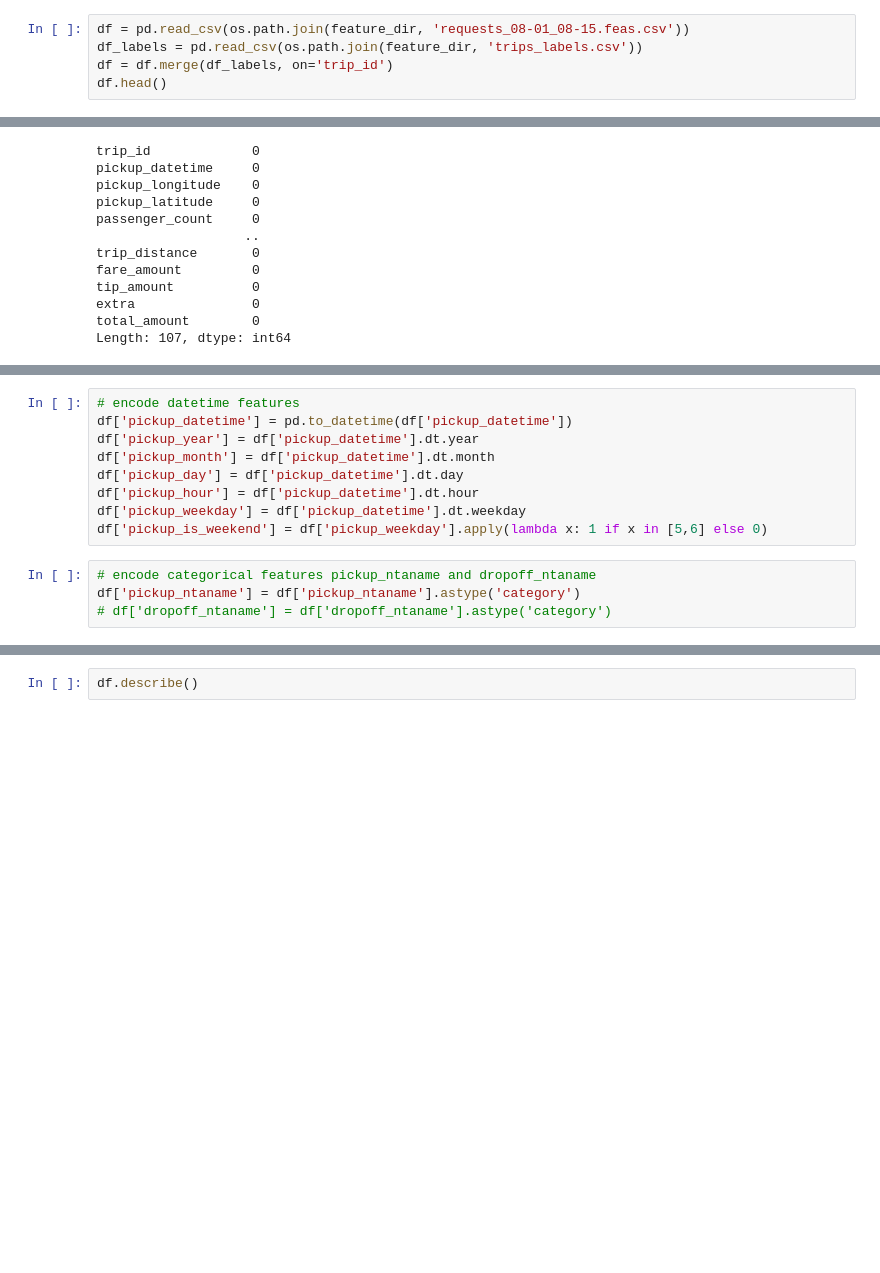
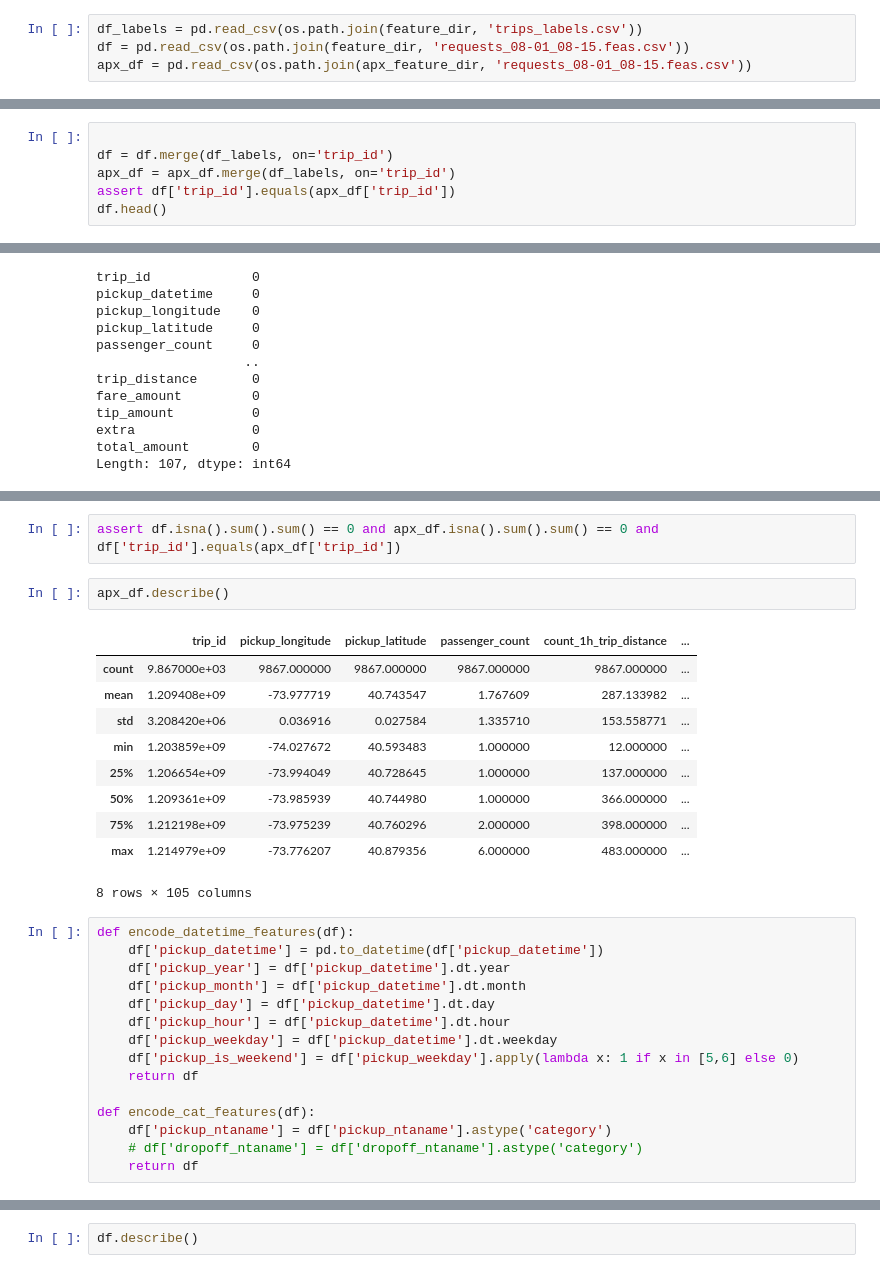
Before and after one commit to ChaokunChang/Biathlon, a Jupyter notebook: scripts/nyc_taxi_2015-07-01_2015-09-30/feature_engineering.ipynb, the cells around one changed output, grey strips where cells are left out. Drawn from its saved outputs; the diff is of its cells as text; blank space fills up the shorter version.

```diff
--- a/scripts/nyc_taxi_2015-07-01_2015-09-30/feature_engineering.ipynb
+++ b/scripts/nyc_taxi_2015-07-01_2015-09-30/feature_engineering.ipynb
@@ -24,7 +26,6 @@ feature_dir = os.path.join(data_dir, 'features')
 INFO: Pandarallel will run on 4 workers.
 INFO: Pandarallel will use Memory file system to transfer data between the main process and workers.
 # %%
+df_labels = pd.read_csv(os.path.join(feature_dir, 'trips_labels.csv'))
 df = pd.read_csv(os.path.join(feature_dir, 'requests_08-01_08-15.feas.csv'))
-df_labels = pd.read_csv(os.path.join(feature_dir, 'trips_labels.csv'))
-df = df.merge(df_labels, on='trip_id')
-df.head()
+apx_df = pd.read_csv(os.path.join(apx_feature_dir, 'requests_08-01_08-15.feas.csv'))
@@ -38,0 +32,6 @@ df.head()
+# %%
+
+df = df.merge(df_labels, on='trip_id')
+apx_df = apx_df.merge(df_labels, on='trip_id')
+assert df['trip_id'].equals(apx_df['trip_id'])
+df.head()
@@ -57,13 +71,30 @@ df = df.dropna()
+# %%
+assert df.isna().sum().sum() == 0 and apx_df.isna().sum().sum() == 0 and df['trip_id'].equals(apx_df['trip_id'])
+# %%
+apx_df.describe()
+# %% [output]
+|  | trip_id | pickup_longitude | pickup_latitude | passenger_count | count_1h_trip_distance | ... |
+| count | 9.867000e+03 | 9867.000000 | 9867.000000 | 9867.000000 | 9867.000000 | ... |
+| mean | 1.209408e+09 | -73.977719 | 40.743547 | 1.767609 | 287.133982 | ... |
+| std | 3.208420e+06 | 0.036916 | 0.027584 | 1.335710 | 153.558771 | ... |
+| min | 1.203859e+09 | -74.027672 | 40.593483 | 1.000000 | 12.000000 | ... |
+| 25% | 1.206654e+09 | -73.994049 | 40.728645 | 1.000000 | 137.000000 | ... |
+| 50% | 1.209361e+09 | -73.985939 | 40.744980 | 1.000000 | 366.000000 | ... |
+| 75% | 1.212198e+09 | -73.975239 | 40.760296 | 2.000000 | 398.000000 | ... |
+| max | 1.214979e+09 | -73.776207 | 40.879356 | 6.000000 | 483.000000 | ... |
+8 rows × 105 columns
 # %%
-# encode datetime features
-df['pickup_datetime'] = pd.to_datetime(df['pickup_datetime'])
-df['pickup_year'] = df['pickup_datetime'].dt.year
-df['pickup_month'] = df['pickup_datetime'].dt.month
-df['pickup_day'] = df['pickup_datetime'].dt.day
-df['pickup_hour'] = df['pickup_datetime'].dt.hour
-df['pickup_weekday'] = df['pickup_datetime'].dt.weekday
-df['pickup_is_weekend'] = df['pickup_weekday'].apply(lambda x: 1 if x in [5,6] else 0)
+def encode_datetime_features(df):
+    df['pickup_datetime'] = pd.to_datetime(df['pickup_datetime'])
+    df['pickup_year'] = df['pickup_datetime'].dt.year
+    df['pickup_month'] = df['pickup_datetime'].dt.month
+    df['pickup_day'] = df['pickup_datetime'].dt.day
+    df['pickup_hour'] = df['pickup_datetime'].dt.hour
+    df['pickup_weekday'] = df['pickup_datetime'].dt.weekday
+    df['pickup_is_weekend'] = df['pickup_weekday'].apply(lambda x: 1 if x in [5,6] else 0)
+    return df
+
+def encode_cat_features(df):
+    df['pickup_ntaname'] = df['pickup_ntaname'].astype('category')
+    # df['dropoff_ntaname'] = df['dropoff_ntaname'].astype('category')
+    return df
-# %%
-# encode categorical features pickup_ntaname and dropoff_ntaname
-df['pickup_ntaname'] = df['pickup_ntaname'].astype('category')
-# df['dropoff_ntaname'] = df['dropoff_ntaname'].astype('category')
```
Also changed, not shown: parts of 17 cells of this notebook, 3 other files.
